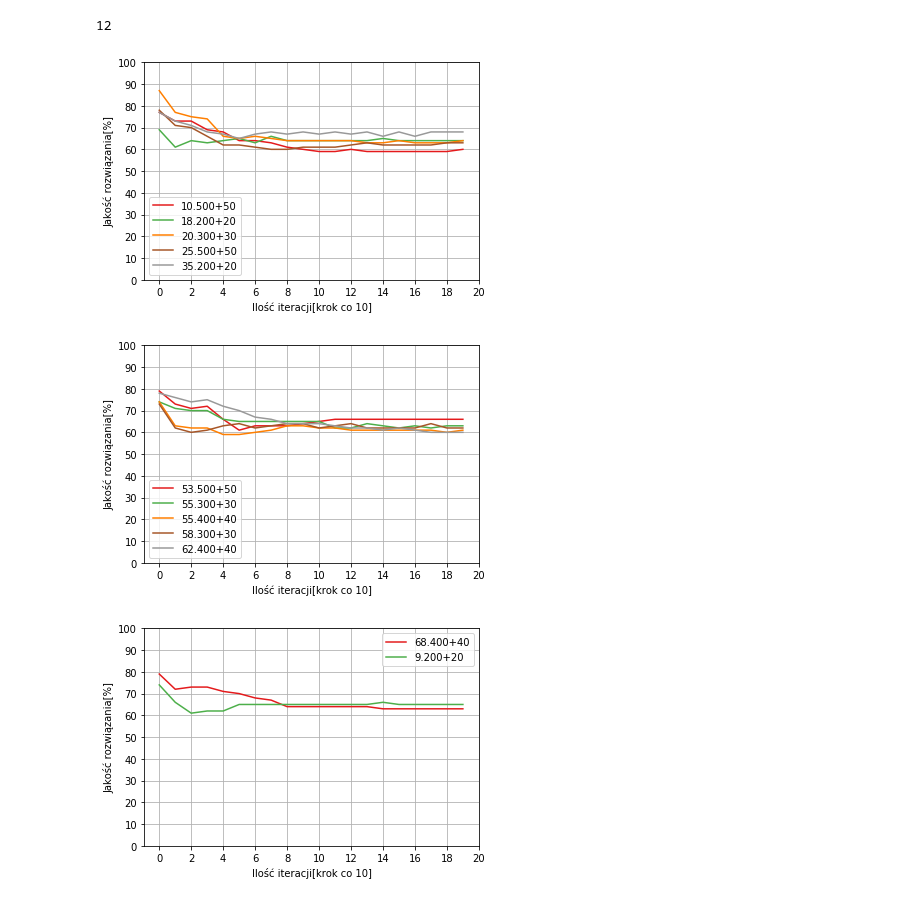
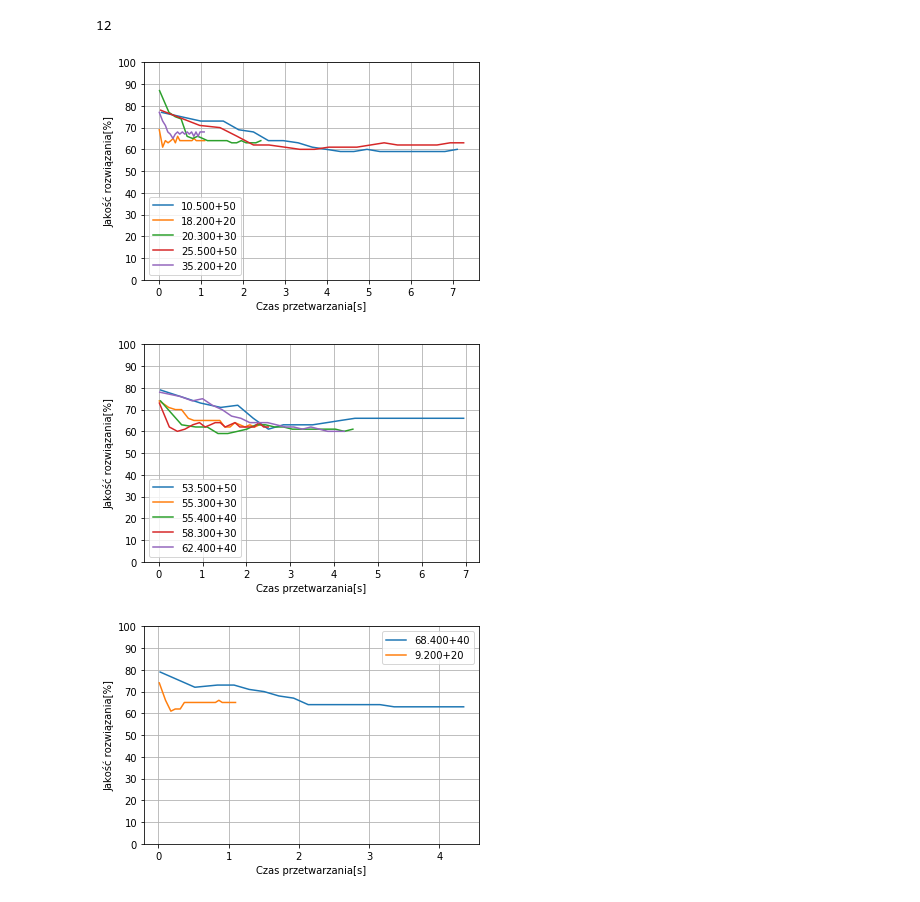
Before and after one commit to Maaslak/Bioinfa, a Jupyter notebook: Wykresy.ipynb, the cells around one changed output. Saved outputs shown, nothing was run; the diff lists cells and outputs as text; code cells hidden in the pictures.

Commit message:
Figures with time at xaxis added

```diff
--- a/Wykresy.ipynb
+++ b/Wykresy.ipynb
@@ -10,38 +10,43 @@ nazwynowych = ["neg-los.csv", "neg-pow.csv", "poz-los.csv", "poz-oli.csv"]
 
 nazwa=nazwystarych[3]
 l = genfromtxt("Bioinformatyka/noweTesty/"+nazwa, delimiter=";", dtype=None, names=None)
 
 legendLabels = (l['f0'])[::20]
 legendLabels = [label.decode().split("\\")[-1] for label in legendLabels]
 
 data = l['f5']
+xax = l['f6']
 
 data = np.array([data[i:i + 20] for i in range(0, len(data), 20)])
+xax = np.array([xax[i:i + 20] for i in range(0, len(xax), 20)])
 
 print(len(data))
 
 #data = np.array([data[i:i + 5] for i in range(0, len(data), 5)])
 #legendLabels = np.array([legendLabels[i:i + 5] for i in range(0, len(legendLabels), 5)])
 
 for i in range(0, len(data)):
     data[i] = data[i].T
+for i in range(0, len(xax)):
+    xax[i] = xax[i].T
+
 
 
 for i in range(0, len(data)):
-    rcParams['axes.prop_cycle'] = cycler(color=cmap(np.linspace(0, 1, 5)))
-    plt.plot(data[i], label=legendLabels[i])
-    plt.xticks(np.arange(0, 21, step=2))
+    #rcParams['axes.prop_cycle'] = cycler(color=cmap(np.linspace(0, 1, 5)))
+    plt.plot(xax[i], data[i], label=legendLabels[i])
+    #plt.xticks(np.arange(0, 21, step=2))
     plt.yticks(np.arange(0, 101, step=10))
     plt.grid(True)
     #plt.title('Wykres jakości rozwiązania dla algorytmu genetycznego')
-    plt.xlabel('Ilość iteracji[krok co 10]')
+    plt.xlabel('Czas przetwarzania[s]')
     plt.ylabel('Jakość rozwiązania[%]')
     plt.legend()
     if(i%5 == 4):
-        plt.savefig("Wykresy/"+nazwa.split(".")[0]+str((int)((i+1)/5))+".png")
+        plt.savefig("Wykresy/Czas"+nazwa.split(".")[0]+str((int)((i+1)/5))+".png")
         plt.show()
 # %% [output]
 12
-[figure, old version]
+[figure, new version]
-[figure, old version]
+[figure, new version]
-[figure, old version]
+[figure, new version]
```
Also changed, not shown: 19 other files.
